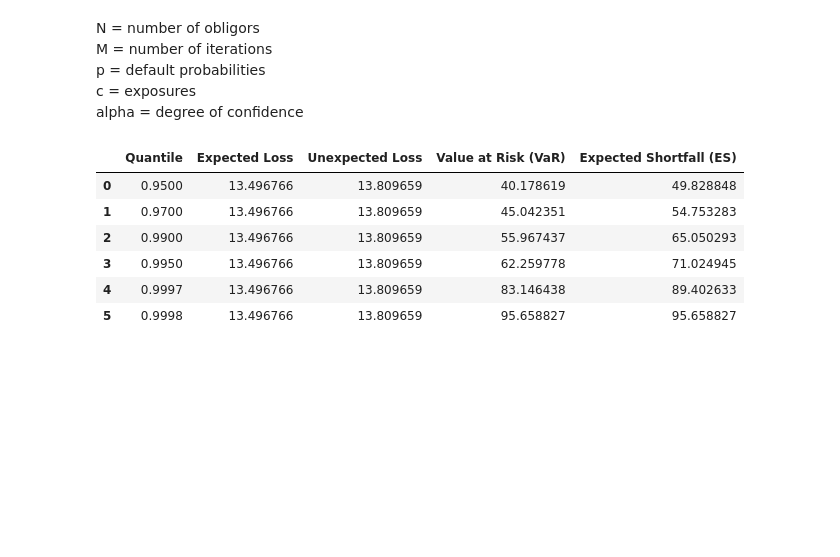
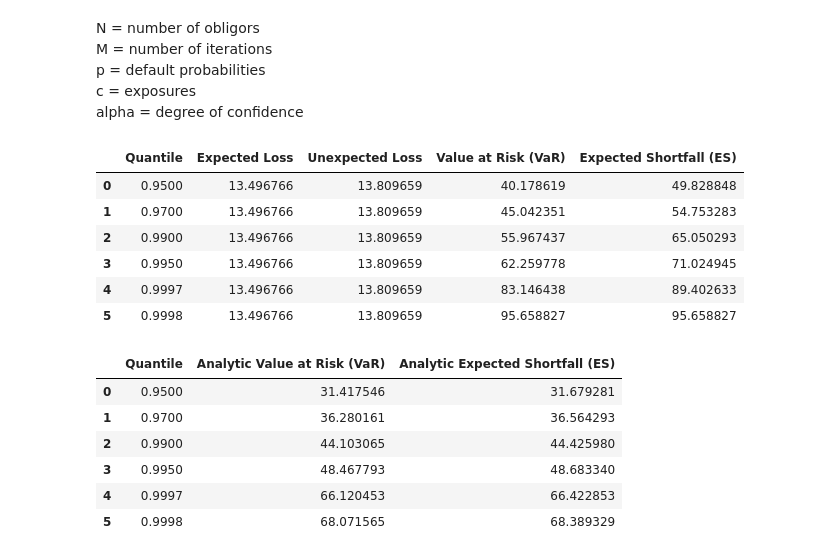
Before and after one commit to KraBence/Temalabor, a Jupyter notebook: Temalabor.ipynb, the cells around one changed output. Drawn from its saved outputs; the diff is of its cells as text; code cells hidden in the pictures; blank space fills up the shorter version.

```diff
--- a/Temalabor.ipynb
+++ b/Temalabor.ipynb
@@ -154,0 +190,10 @@ risk_measures_df
+# %%
+analytic_results_df
+# %% [output]
+|  | Quantile | Analytic Value at Risk (VaR) | Analytic Expected Shortfall (ES) |
+| 0 | 0.9500 | 31.417546 | 31.679281 |
+| 1 | 0.9700 | 36.280161 | 36.564293 |
+| 2 | 0.9900 | 44.103065 | 44.425980 |
+| 3 | 0.9950 | 48.467793 | 48.683340 |
+| 4 | 0.9997 | 66.120453 | 66.422853 |
+| 5 | 0.9998 | 68.071565 | 68.389329 |
```
Also changed, not shown: parts of 7 cells of this notebook.
